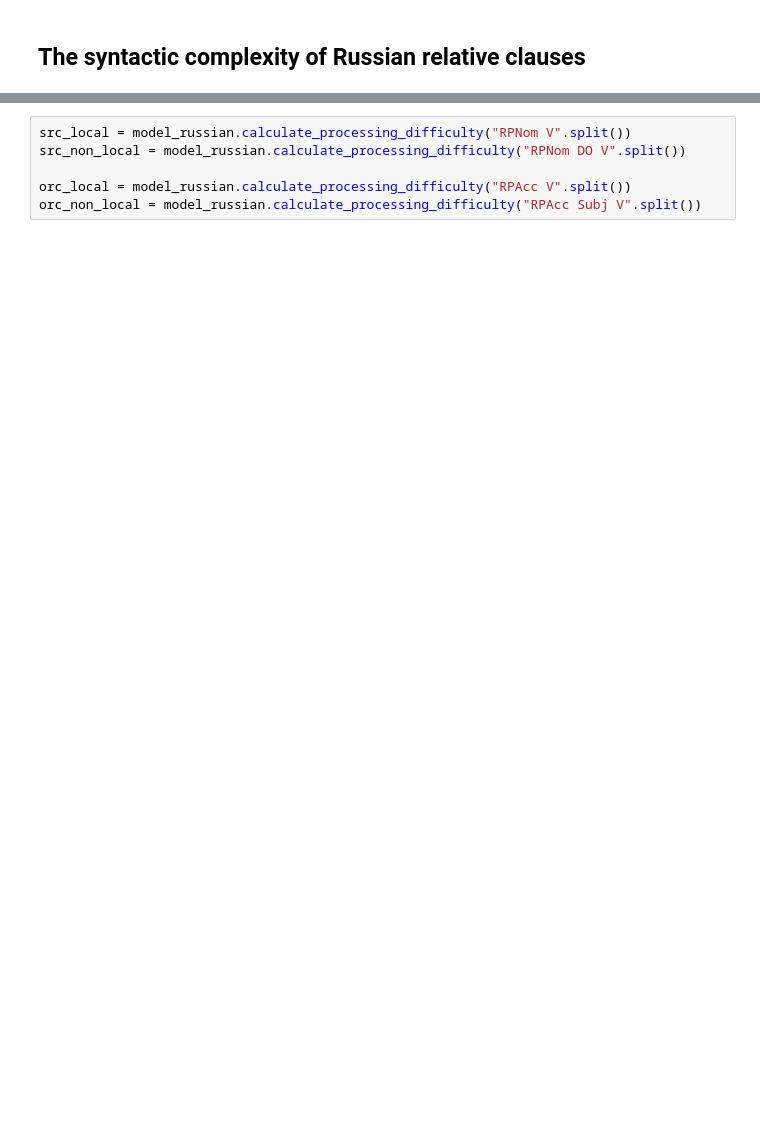
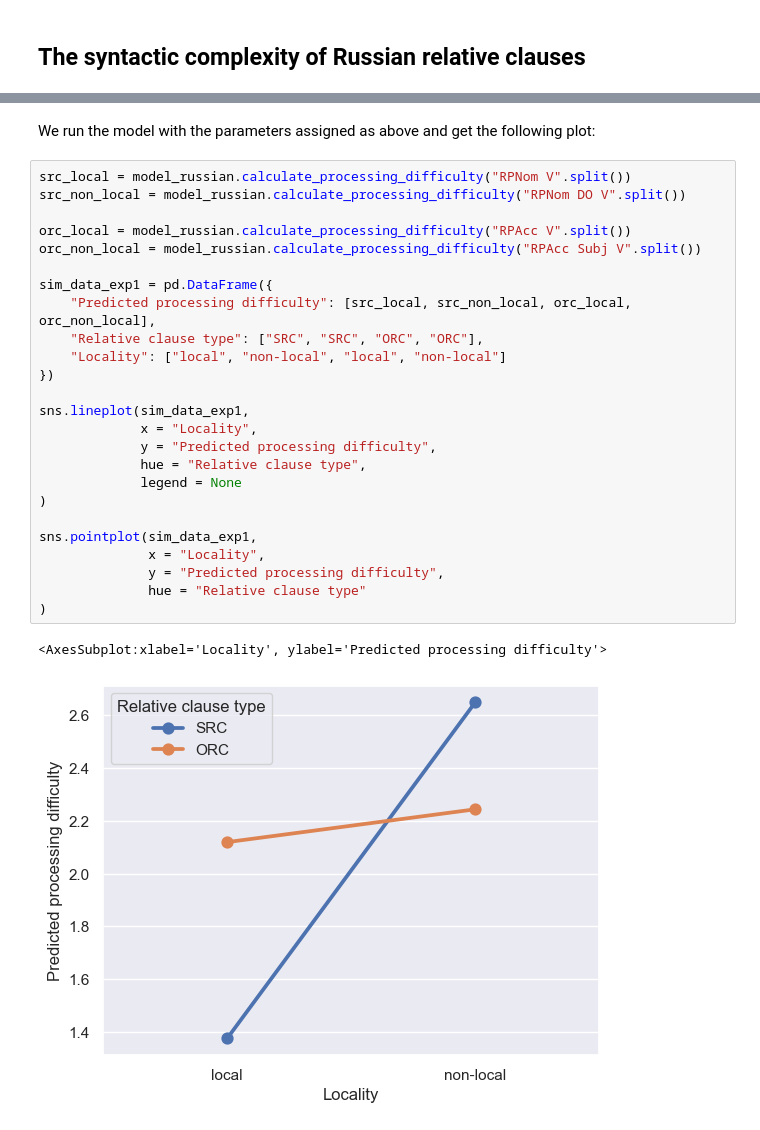
Before and after one commit to johen12/toylossy, a Jupyter notebook: toylossy_demo.ipynb, the cells around one changed output, grey strips where cells are left out. Cells and saved outputs as stored; diff of their text form; blank space fills up the shorter version.

```diff
--- a/toylossy_demo.ipynb
+++ b/toylossy_demo.ipynb
@@ -20,6 +36,30 @@ In this experiment, local and non-local RC configurations were tested to ascerta
+# %% [markdown]
+We run the model with the parameters assigned as above and get the following plot:
 # %%
 src_local = model_russian.calculate_processing_difficulty("RPNom V".split())
 src_non_local = model_russian.calculate_processing_difficulty("RPNom DO V".split())
 
 orc_local = model_russian.calculate_processing_difficulty("RPAcc V".split())
 orc_non_local = model_russian.calculate_processing_difficulty("RPAcc Subj V".split())
+
+sim_data_exp1 = pd.DataFrame({
+    "Predicted processing difficulty": [src_local, src_non_local, orc_local, orc_non_local],
+    "Relative clause type": ["SRC", "SRC", "ORC", "ORC"],
+    "Locality": ["local", "non-local", "local", "non-local"]
+})
+
+sns.lineplot(sim_data_exp1,
+             x = "Locality",
+             y = "Predicted processing difficulty",
+             hue = "Relative clause type",
+             legend = None
+)
+
+sns.pointplot(sim_data_exp1,
+              x = "Locality",
+              y = "Predicted processing difficulty",
+              hue = "Relative clause type"
+)
+# %% [output]
+<AxesSubplot:xlabel='Locality', ylabel='Predicted processing difficulty'>
+[figure, added]
```
Also changed, not shown: parts of 11 cells of this notebook, 3 other files.
